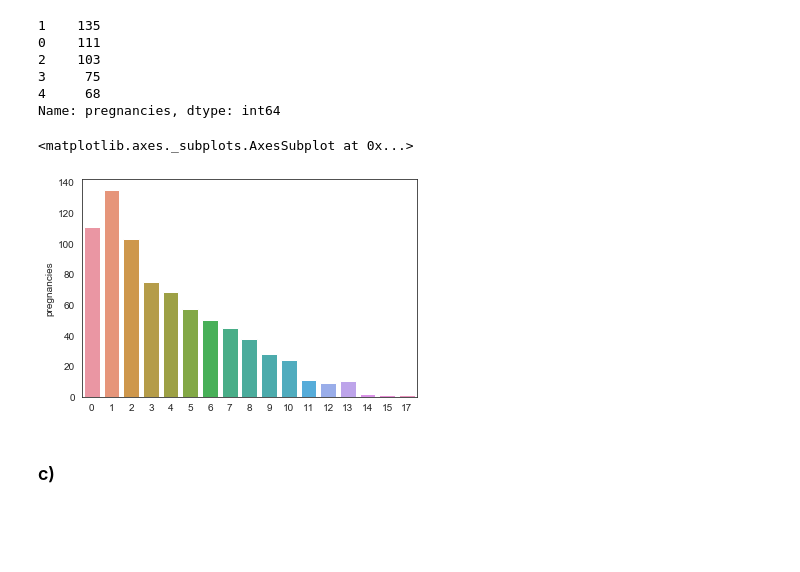
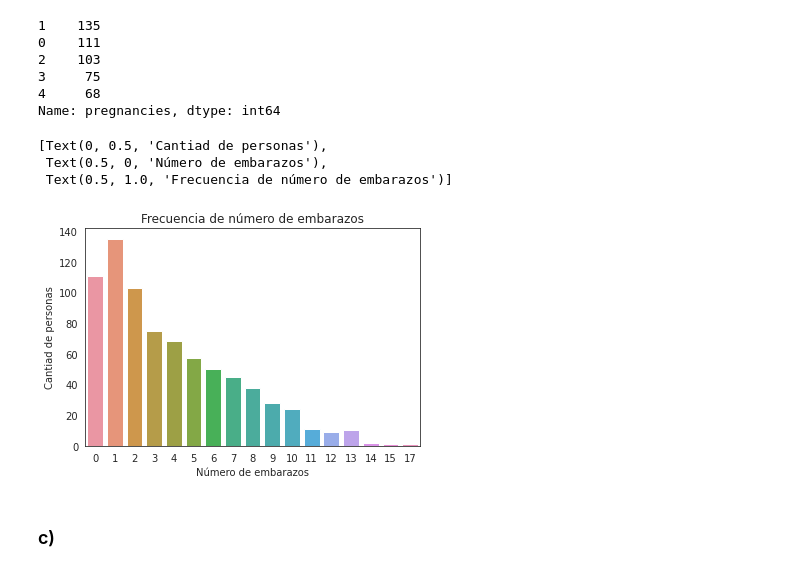
Before and after one commit to AngelicaDC/BEDUpython, a Jupyter notebook: Sesion-03/Reto-01anotando_graficas.ipynb, the cells around one changed output. Cells and saved outputs as stored; diff of their text form; code cells hidden in the pictures; blank space fills up the shorter version.

```diff
--- a/Sesion-03/Reto-01anotando_graficas.ipynb
+++ b/Sesion-03/Reto-01anotando_graficas.ipynb
@@ -59,11 +63,14 @@ pregnancy_counts.head()
 3     75
 4     68
 Name: pregnancies, dtype: int64
-# %%
-ax=sns.barplot(pregnancy_counts.index, pregnancy_counts)
-# %% [output]
-<matplotlib.axes._subplots.AxesSubplot at 0x...>
-[figure, removed]
+# %%
+ax=sns.barplot(pregnancy_counts.index, pregnancy_counts)
+ax.set(title="Frecuencia de número de embarazos", xlabel="Número de embarazos", ylabel="Cantiad de personas")
+# %% [output]
+[Text(0, 0.5, 'Cantiad de personas'),
+ Text(0.5, 0, 'Número de embarazos'),
+ Text(0.5, 1.0, 'Frecuencia de número de embarazos')]
+[figure, added]
 # %% [markdown]
 ### c)
 # %%
```
Also changed, not shown: parts of 3 cells of this notebook.
